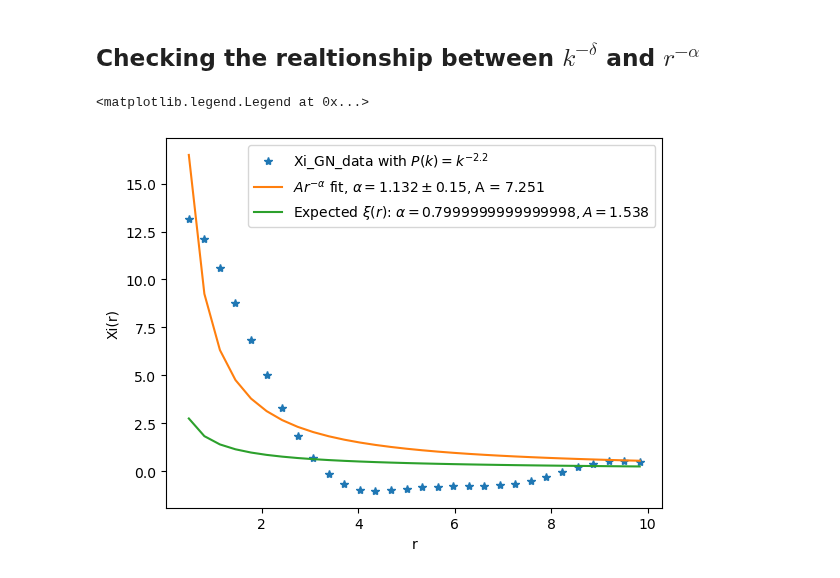
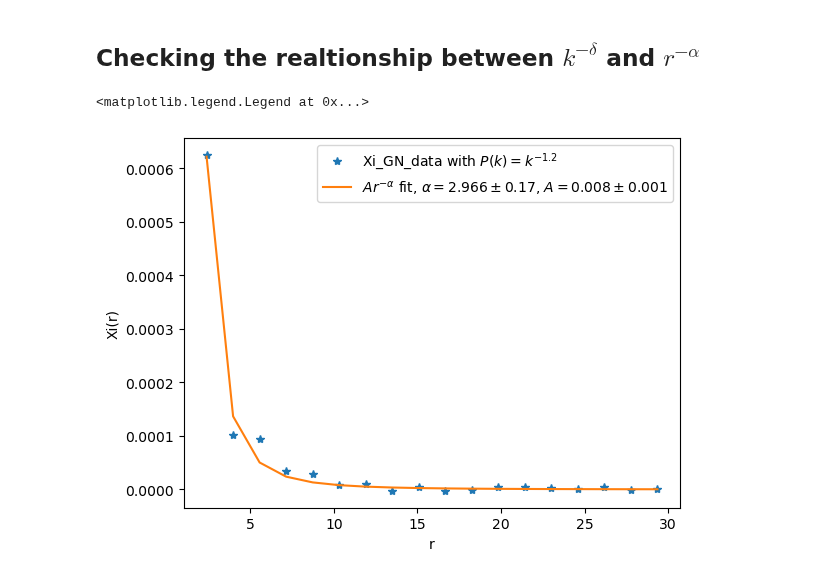
Before and after one commit to VibinRam/DP2, a Jupyter notebook: Codes/Clustering_simulation/GonzalezClusterSim.ipynb, the cells around one changed output. Cells and saved outputs as stored; diff of their text form; code cells hidden in the pictures.

```diff
--- a/Codes/Clustering_simulation/GonzalezClusterSim.ipynb
+++ b/Codes/Clustering_simulation/GonzalezClusterSim.ipynb
@@ -22,7 +22,7 @@ def GonzNuevo(box_p, N_side, L_side, n_bar, pk_cl, k_for_P):
     box_delk = temp_factor * box_delk
 
     #Getting the corresponding k values along 1d axis
-    k_vals = 2 * np.pi * np.fft.fftfreq(N_side, d= del_x)
+    k_vals = np.fft.fftfreq(N_side, d= del_x)
 
     #Power spectrum of the Poisson field box_delx
     #First I create a 3d array of same shape as box_delk, with values equal
@@ -65,12 +65,14 @@ def GonzNuevo(box_p, N_side, L_side, n_bar, pk_cl, k_for_P):
     box_delx_new = np.fft.ifftn(box_delk_new, norm='ortho')
 
     #Now again we have to add the factors
-    del_k = 2 * np.pi/(N_side * del_x)
+    del_k = 1/(N_side * del_x)
     temp_factor = np.power(del_k * np.sqrt(N_side)/np.sqrt(2 * np.pi), 3)
     box_delx_new = temp_factor * box_delx_new
 
     #Now to get the new n(x)
-    box_GN = np.asarray(np.round(n_bar * (1 + box_delx_new)), dtype='int64')
+    #box_GN = np.asarray(np.round(n_bar * (1 + box_delx_new)), dtype='int64')
+    box_GN = n_bar * (1 + box_delx_new)
+
 
     #-------------------------------------------------------------------------------------------------------
     #finding the new power spectrum
@@ -390,11 +408,11 @@ RuntimeError: Optimal parameters not found: Number of calls to function has reac
 ## Checking the realtionship between $k^{-\delta}$ and $r^{-\alpha}$
 # %%
 #Let's create a well defined box to hold the number of particles, box_p.
-N_side = 32
+N_side = 64
 #Choose the mean number of particles, n_bar
-n_bar = 5
+n_bar = 50
 #Choose the total physical length of the box
-L_side = 10
+L_side = 100
 #Now pixel size of the box
 del_x = L_side/(N_side - 1)
 
@@ -408,7 +426,7 @@ assert (N_side % 2 == 0)
 k_for_P = np.linspace(k_min, k_max, N_side//2)
 
 #Now we have to make a desired power spectrum pk_cl
-delta_of_k = 2.2
+delta_of_k = 1.2
 const_of_k = 1
 k_for_P_mid = (k_for_P[:-1] + k_for_P[1:])/2
 pk_cl = np.power(const_of_k * k_for_P_mid, -delta_of_k)
@@ -425,7 +443,7 @@ n_bar_r = n_bar
 box_r = np.random.poisson(lam=n_bar_r, size=(N_side_r, N_side_r, N_side_r))
 
 #Now we can find the correlation function of box_GN. Using the same way.
-bins = np.arange(1, N_side)
+bins = np.arange(1, 20)
 x1, y1, z1 = np.asarray(np.meshgrid(np.arange(N_side), np.arange(N_side), np.arange(N_side)), dtype='float')
 x1 = x1.flatten()
 y1 = y1.flatten()
@@ -458,26 +476,27 @@ Xi_GN = (DD_count_GN/DD_total_GN - 2 * DR_count_GN/DR_total_GN + RR_count_GN/RR_
 # %%
 #Fitting the Xi_GN with a power law function to check what degree of correlation we get
 def pow_func(r, A, alpha):
     return A * np.power(r, -alpha)
 
 r_bins = bins * del_x
 r_mid = (r_bins[:-1] + r_bins[1:])/2
 
 popt, pcov = spo.curve_fit(pow_func, r_mid, Xi_GN)
 
 fig, ax = plt.subplots()
 
 ax.plot(r_mid, Xi_GN, '*', label = r"Xi_GN_data with $P(k) = k^{{-{}}}$".format(delta_of_k))
-ax.plot(r_mid, pow_func(r_mid, popt[0], popt[1]), label=r'$Ar^{{-\alpha}}$ fit, $\alpha = {}\pm{}$, A = {}'.format(np.round(popt[1],3),np.round(np.sqrt(pcov[1,1]), 2), np.round(popt[0],3)))
+ax.plot(r_mid, pow_func(r_mid, popt[0], popt[1]), label=r'$Ar^{{-\alpha}}$ fit, $\alpha = {}\pm{}$, $A = {}\pm{}$'.format(np.round(popt[1],3),np.round(np.sqrt(pcov[1,1]), 2), \
+                                                                                                                        np.round(popt[0],3), np.round(np.sqrt(pcov[0,0]),3)))
 ax.set_xlabel('r')
 ax.set_ylabel('Xi(r)')
 
 #Expected correlation function
 alpha_expect = 3 - delta_of_k
-A_expect = sps.gamma(alpha_expect/2)/ (const_of_k * np.power(2, 1 - alpha_expect/2) * sps.gamma((3 - alpha_expect)/2))
-ax.plot(r_mid, pow_func(r_mid, A_expect, alpha_expect), label=r"Expected $\xi(r)$: $\alpha = {}, A = {}$".format(alpha_expect, np.round(A_expect,3)))
+A_expect = (sps.gamma(alpha_expect/2) * np.power(2 * np.pi, 3 - alpha_expect))/ (const_of_k * np.power(2, 1 - alpha_expect/2) * sps.gamma((3 - alpha_expect)/2))
+#ax.plot(r_mid, pow_func(r_mid, A_expect, alpha_expect), label=r"Expected $\xi(r)$: $\alpha = {}, A = {}$".format(np.round(alpha_expect,3), np.round(A_expect,3)))
 
 ax.legend()
 # %% [output]
 <matplotlib.legend.Legend at 0x...>
-[figure, old version]
+[figure, new version]
```
Also changed, not shown: parts of 10 cells of this notebook, 2 other files.
